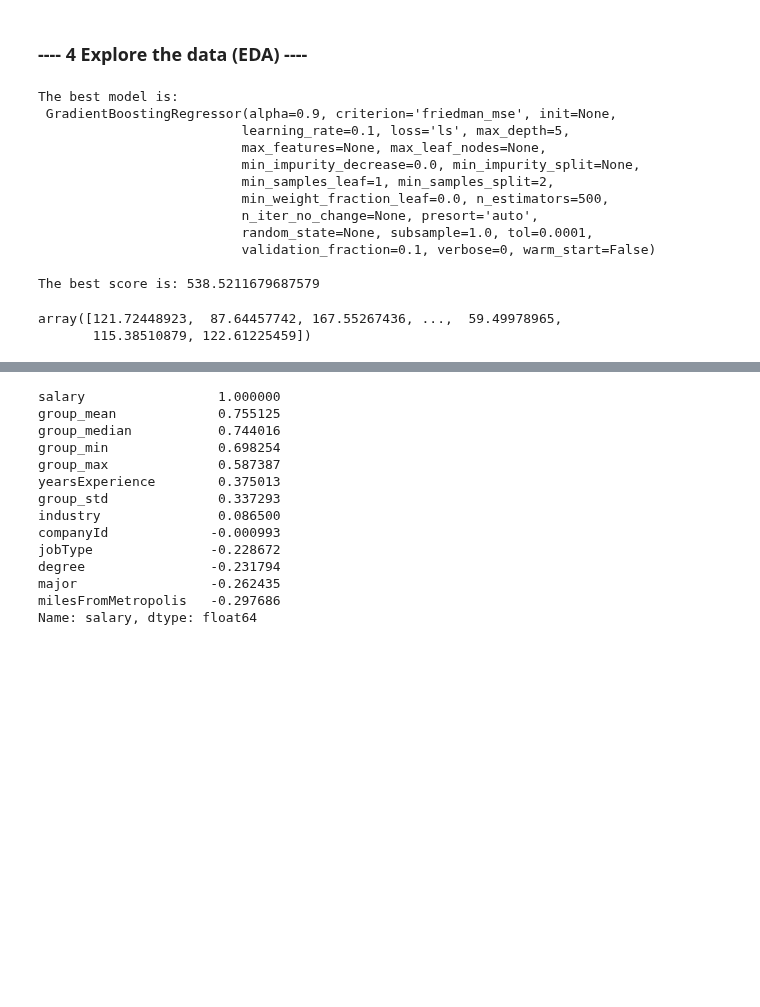
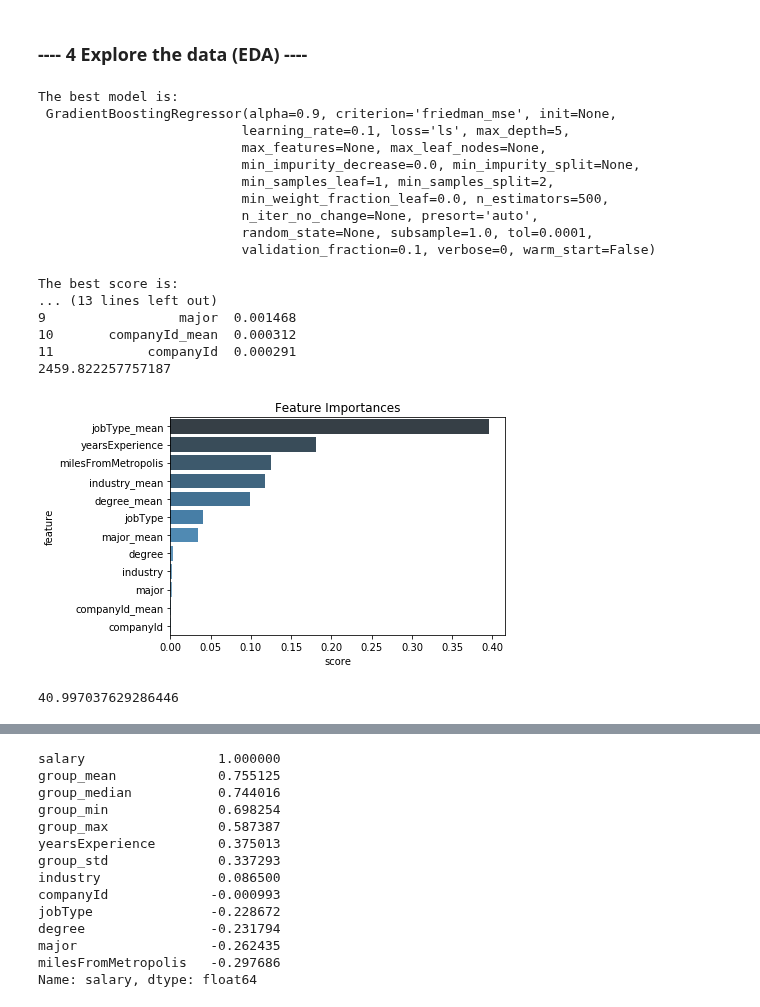
Before and after one commit to kirahman2/salarypredictionportfolio, a Jupyter notebook: Salary Prediction Notebook.ipynb, the cells around one changed output, grey strips where cells are left out. Cells and saved outputs as stored; diff of their text form; code cells hidden in the pictures; blank space fills up the shorter version.

Commit message:
Adding feature importance method.

```diff
--- a/Salary Prediction Notebook.ipynb
+++ b/Salary Prediction Notebook.ipynb
@@ -85,7 +88,7 @@ class Data:
 
     def _shuffle_data(self, train_df):
         '''shuffling data'''
-        return shuffle(train_df, random_state=42)
+        return shuffle(train_df).reset_index()
 
     def _clean_data(self, df):
         '''remove outliers from data'''
@@ -170,7 +173,21 @@ class Model:
         self._save_model(model,self.filename)
         prediction_results = model.predict(test_df)
         self._save_prediction(prediction_results)
+        df_feat = self._important_features(model)
+        self._feature_barplot(df_feat)
         return prediction_results
+
+    def _important_features(self,model):
+        '''create feature importance dataframe'''
+        col_feat_rank = pd.DataFrame(model.feature_importances_, columns=['score'])
+        col_feat = pd.DataFrame(data.col_all, columns=['feature'])
+        df_feat = pd.concat([col_feat,col_feat_rank],axis=1).sort_values('score',ascending=False).reset_index(drop=True)
+        print("\nFeature Importances\n", df_feat)
+        return df_feat
+
+    def _feature_barplot(self, df):
+        '''create feature importance barplot'''
+        sns.barplot(df.score,df.feature, palette='Blues_d').set_title('Feature Importances')
 
     def best_scoring_model(self, model_container):
         '''select best scoring model'''
@@ -181,8 +198,8 @@ class Model:
 
     def _print_summary(self, best_model, best_score):
         '''print summary results of best model'''
-        print('The best model is:\n', best_model)
-        print('\nThe best score is:', best_score)
+        print('\nThe best model is:\n', best_model)
+        print('\nThe best score is:\n', best_score)
 
     def load_model(self, load_best_model):
         '''load best model '''
@@ -219,12 +236,12 @@ train_target = data.train_df[col_target]
 test_features = data.test_df[data.col_all]
 
 ###
-train_features = data.train_df.loc[:1000,:]
-train_target = data.train_df.loc[:1000,:]
-test_features = data.test_df.loc[:1000,:]
-train_features = train_features[data.col_all]
-train_target = train_target[col_target]
-test_features = test_features[data.col_all]
+# train_features = data.train_df.loc[:1000,:]
+# train_target = data.train_df.loc[:1000,:]
+# test_features = data.test_df.loc[:1000,:]
+# train_features = train_features[data.col_all]
+# train_target = train_target[col_target]
+# test_features = test_features[data.col_all]
 ###
 
 set_cv = 2
@@ -243,25 +258,43 @@ model = Model(train_features, train_target, model_container, set_cv, num_proc, d
 # 3. Comment EDA
 # 4. Make EDA presentable
 # %%
+import time
+start_time = time.time()
+
 model.add_model(GradientBoostingRegressor(loss='ls', n_estimators=500, max_depth=5))
 # model.add_model(LinearRegression())
+
+# how do we configure this? below we are storing the model_temp, we are loading the model, then predicting,
+# then we need to know the model_temp feature list...  It needs to be somewhere contained within predict_model
 selected_model = model.best_scoring_model(model_container)
-model.predict_model(selected_model, test_features, train_features, train_target)
+pred_result = model.predict_model(selected_model, test_features, train_features, train_target)
+
+elapsed_time = time.time() - start_time
+print(elapsed_time)
 # model_temp = model.load_model(load_best_model)
-model_temp.predict(test_features)
+# model_temp.predict(test_features)
 # %% [output]
 The best model is:
  GradientBoostingRegressor(alpha=0.9, criterion='friedman_mse', init=None,
                           learning_rate=0.1, loss='ls', max_depth=5,
                           max_features=None, max_leaf_nodes=None,
                           min_impurity_decrease=0.0, min_impurity_split=None,
                           min_samples_leaf=1, min_samples_split=2,
                           min_weight_fraction_leaf=0.0, n_estimators=500,
                           n_iter_no_change=None, presort='auto',
                           random_state=None, subsample=1.0, tol=0.0001,
                           validation_fraction=0.1, verbose=0, warm_start=False)
 
-The best score is: 538.5211679687579
+The best score is:
+... (13 lines left out)
+9                 major  0.001468
+10       companyId_mean  0.000312
+11            companyId  0.000291
+2459.822257757187
-array([121.72448923,  87.64457742, 167.55267436, ...,  59.49978965,
-       115.38510879, 122.61225459])
+[figure, added]
+# %%
+# np.around(pred_result, decimals=0)
+2459.822257757187/60
+# %% [output]
+40.997037629286446
 # %%
```
Also changed, not shown: parts of 5 cells of this notebook.
